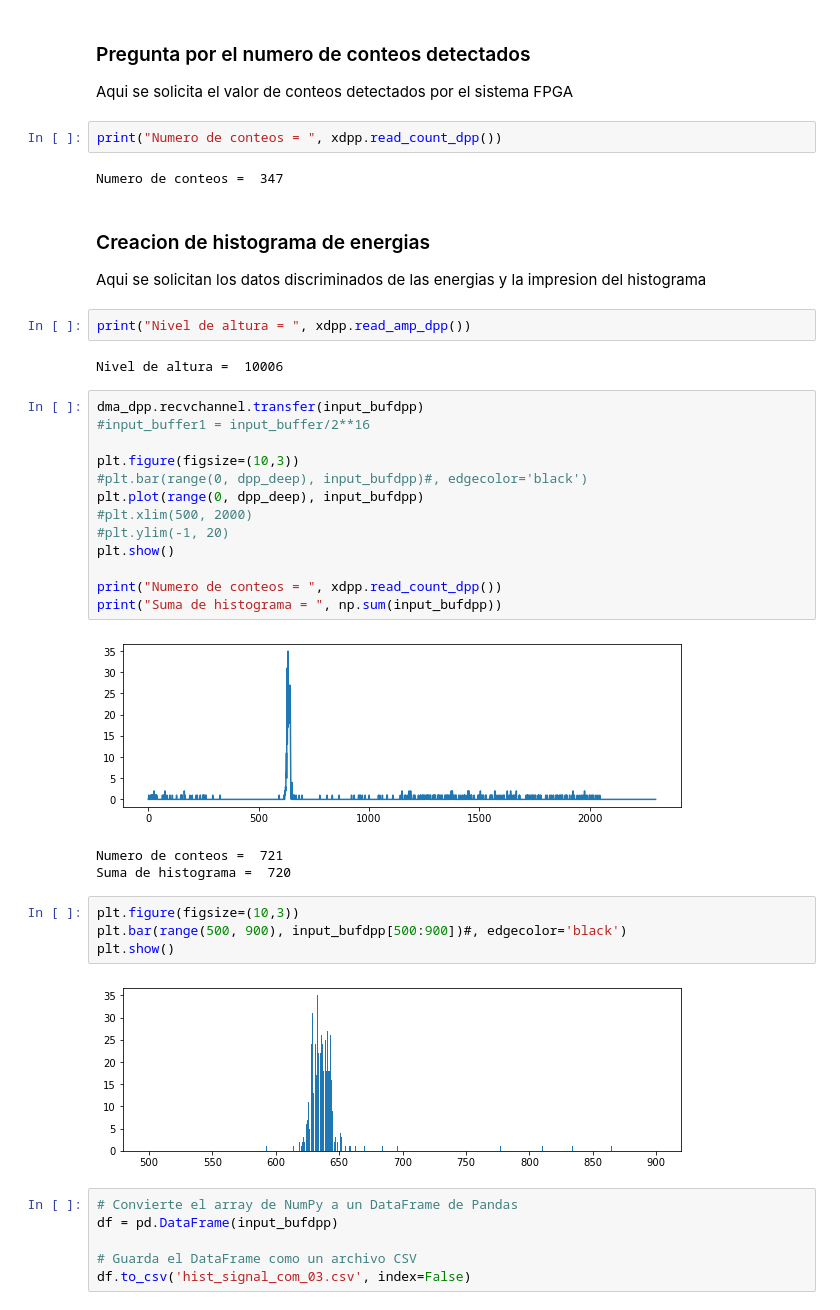
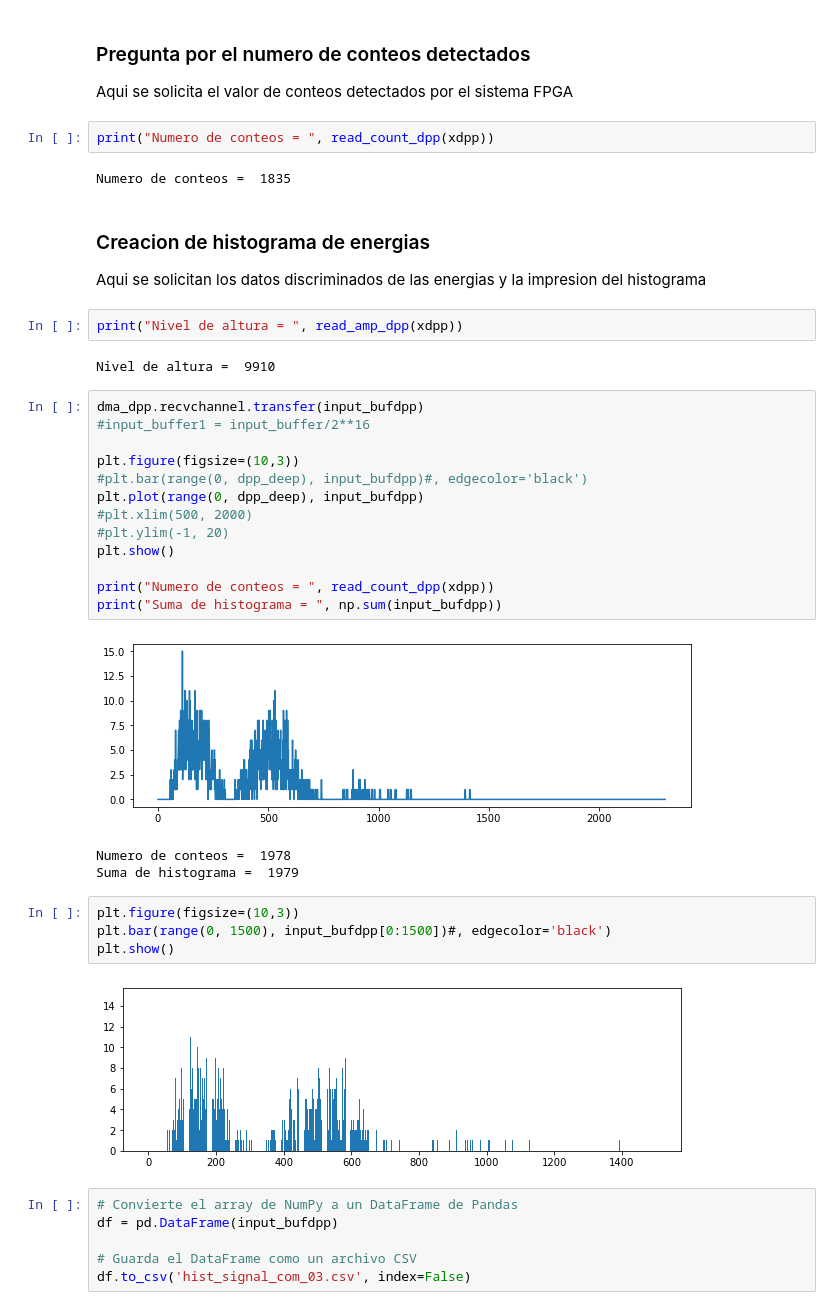
Before and after one commit to fabioc9675/TrapezoidalShaper_Prj, a Jupyter notebook: Vivado/DPP_Counter_Full/pynq_files/DPP_Full.ipynb, the cells around one changed output. Cells and saved outputs as stored; diff of their text form.

```diff
--- a/Vivado/DPP_Counter_Full/pynq_files/DPP_Full.ipynb
+++ b/Vivado/DPP_Counter_Full/pynq_files/DPP_Full.ipynb
@@ -236,17 +229,17 @@ df.to_csv('trapz_signal.csv', index=False)
 
 Aqui se solicita el valor de conteos detectados por el sistema FPGA
 # %%
-print("Numero de conteos = ", xdpp.read_count_dpp())
+print("Numero de conteos = ", read_count_dpp(xdpp))
 # %% [output]
-Numero de conteos =  347
+Numero de conteos =  1835
 # %% [markdown]
 ### Creacion de histograma de energias
 
 Aqui se solicitan los datos discriminados de las energias y la impresion del histograma
 # %%
-print("Nivel de altura = ", xdpp.read_amp_dpp())
+print("Nivel de altura = ", read_amp_dpp(xdpp))
 # %% [output]
-Nivel de altura =  10006
+Nivel de altura =  9910
 # %%
 dma_dpp.recvchannel.transfer(input_bufdpp)
 #input_buffer1 = input_buffer/2**16
@@ -258,18 +251,18 @@ plt.plot(range(0, dpp_deep), input_bufdpp)
 #plt.ylim(-1, 20)
 plt.show()
 
-print("Numero de conteos = ", xdpp.read_count_dpp())
+print("Numero de conteos = ", read_count_dpp(xdpp))
 print("Suma de histograma = ", np.sum(input_bufdpp))
 # %% [output]
-[figure, old version]
+[figure, new version]
-Numero de conteos =  721
-Suma de histograma =  720
+Numero de conteos =  1978
+Suma de histograma =  1979
 # %%
 plt.figure(figsize=(10,3))
-plt.bar(range(500, 900), input_bufdpp[500:900])#, edgecolor='black')
+plt.bar(range(0, 1500), input_bufdpp[0:1500])#, edgecolor='black')
 plt.show()
 # %% [output]
-[figure, old version]
+[figure, new version]
 # %%
 # Convierte el array de NumPy a un DataFrame de Pandas
 df = pd.DataFrame(input_bufdpp)
```
Also changed, not shown: parts of 9 cells of this notebook, 17 other files.
